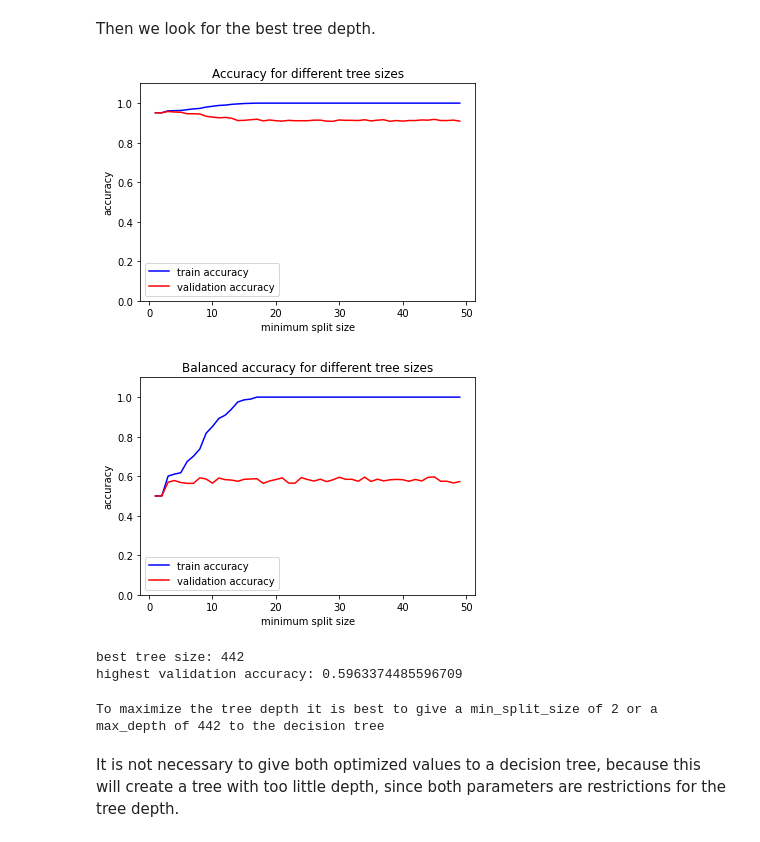
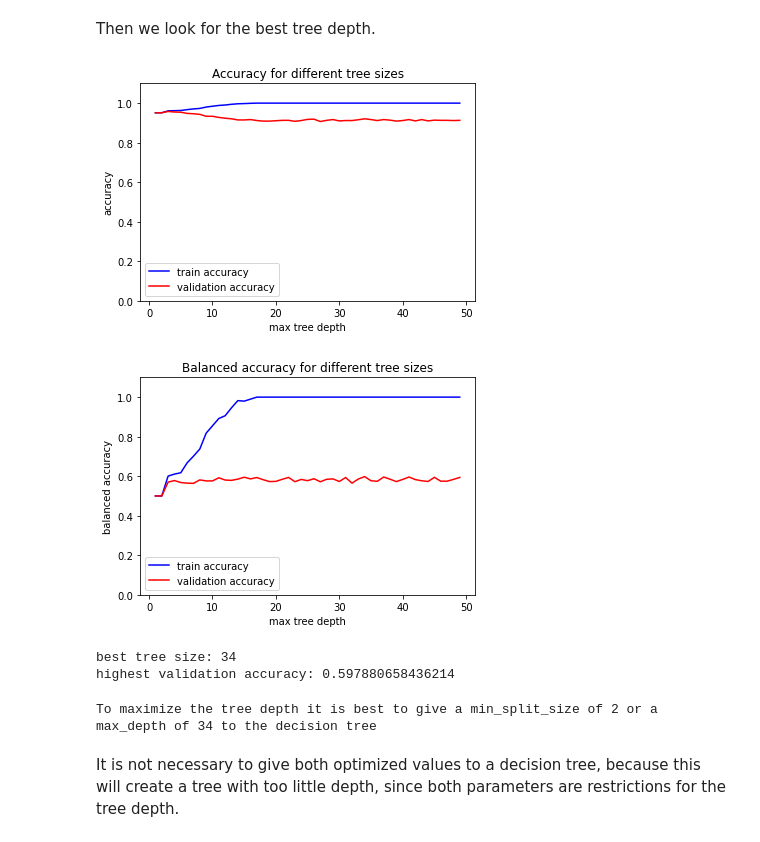
Before and after one commit to koenc100/Project-AI-minor, a Jupyter notebook: code/Decision Tree Random Forest.ipynb, the cells around one changed output. Cells and saved outputs as stored; diff of their text form; code cells hidden in the pictures.

```diff
--- a/code/Decision Tree Random Forest.ipynb
+++ b/code/Decision Tree Random Forest.ipynb
@@ -137,53 +157,21 @@ best split size: 2
 highest validation accuracy: 0.5842798353909465
 # %% [markdown]
 Then we look for the best tree depth.
-# %%
-# Create a range for different tree depths
-tree_size = np.arange(1, 50, 1)
-
-# The accuracy for the various tree depths will be appended to this
-train_accuracy = []
-val_accuracy = []
-train_accuracy_balanced = []
-val_accuracy_balanced = []
-
-# Loop over all possible tree depths
-for size in tree_size:
-
-    # Create and fit model and predict labels
-    tree = DecisionTreeClassifier(max_depth = size)
-    train_predict, val_predict = train_and_predict(tree, train_data, train_labels, val_data)
-
-    # Get accuracy for training and validation data
-    train_acc, train_bal_acc = get_metrics(train_labels, train_predict)
-    val_acc, val_bal_acc = get_metrics(val_labels, val_predict)
-
-    # Append the accuracies to the lists
-    train_accuracy.append(train_acc)
-    train_accuracy_balanced.append(train_bal_acc)
-    val_accuracy.append(val_acc)
-    val_accuracy_balanced.append(val_bal_acc)
-
-# Plot the findings
-plot_accuracy(tree_size, train_accuracy, val_accuracy, title = 'Accuracy for different tree sizes')
-plot_accuracy(tree_size, train_accuracy_balanced, val_accuracy_balanced,
-              title = "Balanced accuracy for different tree sizes")
-
-# Find the best split by finding the split that has the maximum validation accuracy
-index_max = np.argmax(val_accuracy_balanced)
-best_tree_depth = min_splits[index_max]
-print(f'best tree size: {best_tree_depth}')
-print(f'highest validation accuracy: {val_accuracy_balanced[index_max]}')
-# %% [output]
-[figure, removed]
-[figure, removed]
-best tree size: 442
-highest validation accuracy: 0.5963374485596709
+# %%
+titles = ['Accuracy for different tree sizes', 'Balanced accuracy for different tree sizes']
+best_depth, validation_size = try_upgrade(1, 50, 1, data_model, titles, 'max tree depth', upgrade = 'max_depth')
+print(f'best tree size: {best_depth}')
+print(f'highest validation accuracy: {validation_size}')
+# %% [output]
+[figure, added]
+[figure, added]
+best tree size: 34
+highest validation accuracy: 0.597880658436214
 # %%
-print(f'To maximize the tree depth it is best to give a min_split_size of {best_split_size} or a max_depth of '
-      f'{best_tree_depth} to the decision tree')
+print(f'To maximize the tree depth it is best to give a min_split_size of {best_split} or a max_depth of '
+      f'{best_depth} to the decision tree')
 # %% [output]
-To maximize the tree depth it is best to give a min_split_size of 2 or a max_depth of 442 to the decision tree
+To maximize the tree depth it is best to give a min_split_size of 2 or a max_depth of 34 to the decision tree
 # %% [markdown]
 It is not necessary to give both optimized values to a decision tree, because this will create a tree with too little depth, since both parameters are restrictions for the tree depth.
 # %% [markdown]
```
Also changed, not shown: parts of 8 cells of this notebook.
